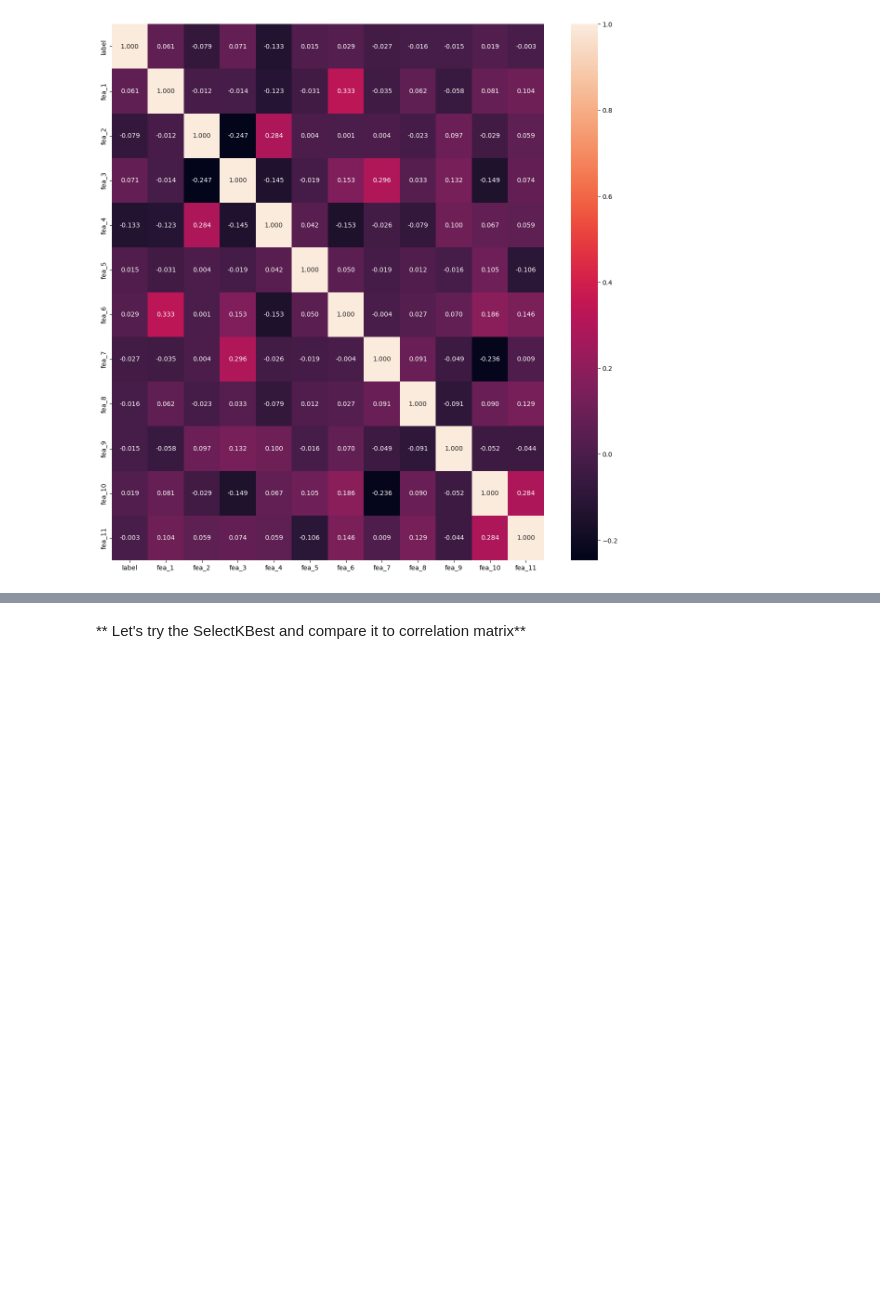
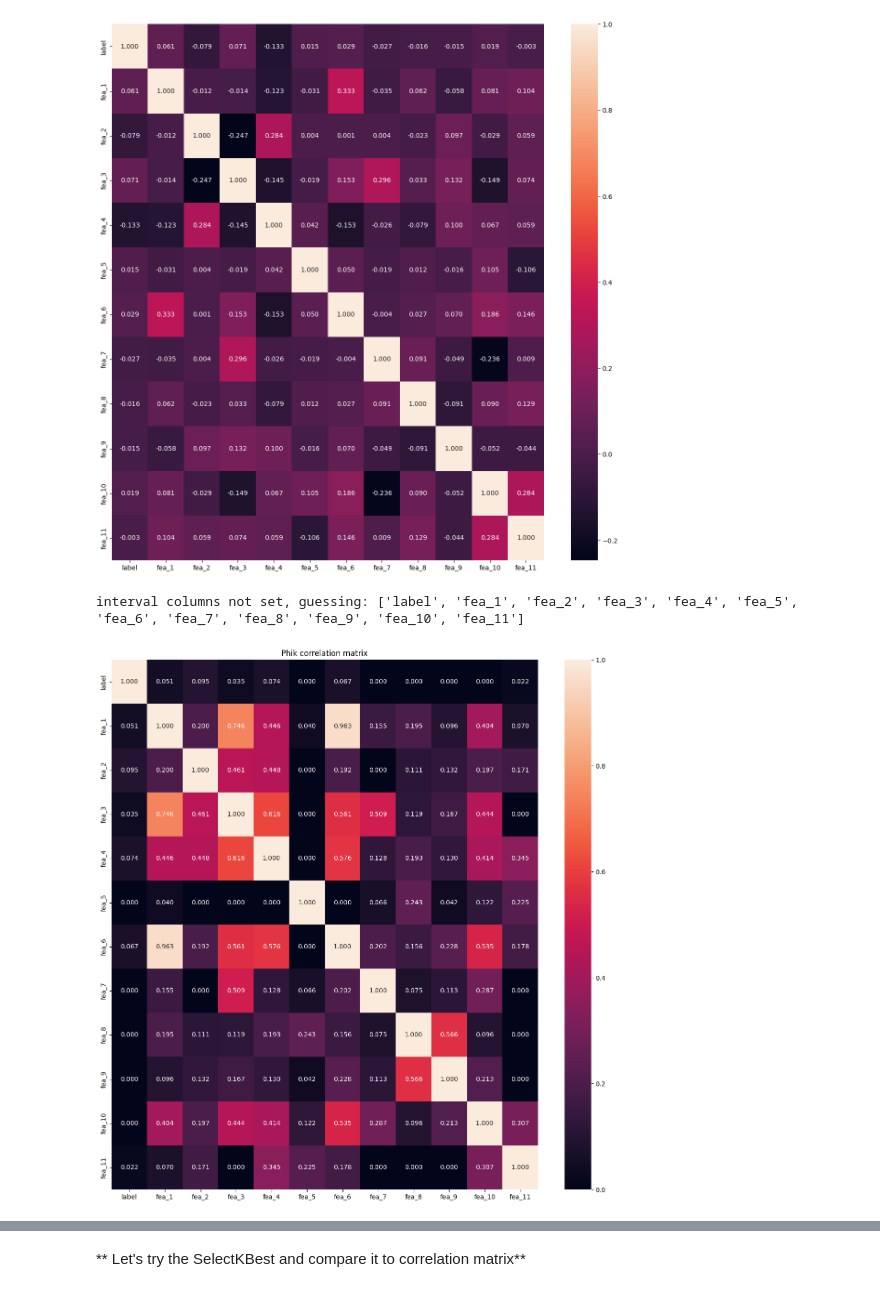
Before and after one commit to Mamarou/deep-learning-project, a Jupyter notebook: Classification/ann_classification_mamarou.ipynb, the cells around one changed output, grey strips where cells are left out. Saved outputs shown, nothing was run; the diff lists cells and outputs as text; code cells hidden in the pictures; blank space fills up the shorter version.

```diff
--- a/Classification/ann_classification_mamarou.ipynb
+++ b/Classification/ann_classification_mamarou.ipynb
@@ -106,3 +108,13 @@ sns.heatmap(df.corr(), annot=True, fmt=".3f")
 # %% [output]
 <Axes: >
 [figure]
+# %%
+
+phik_matrix = df.phik_matrix()
+plt.figure(figsize=(15, 15))
+sns.heatmap(phik_matrix, annot=True, fmt=".3f")
+plt.title("Phik correlation matrix")
+plt.show()
+# %% [output]
+interval columns not set, guessing: ['label', 'fea_1', 'fea_2', 'fea_3', 'fea_4', 'fea_5', 'fea_6', 'fea_7', 'fea_8', 'fea_9', 'fea_10', 'fea_11']
+[figure, added]
```
Also changed, not shown: parts of 15 cells of this notebook, 2 other files.
